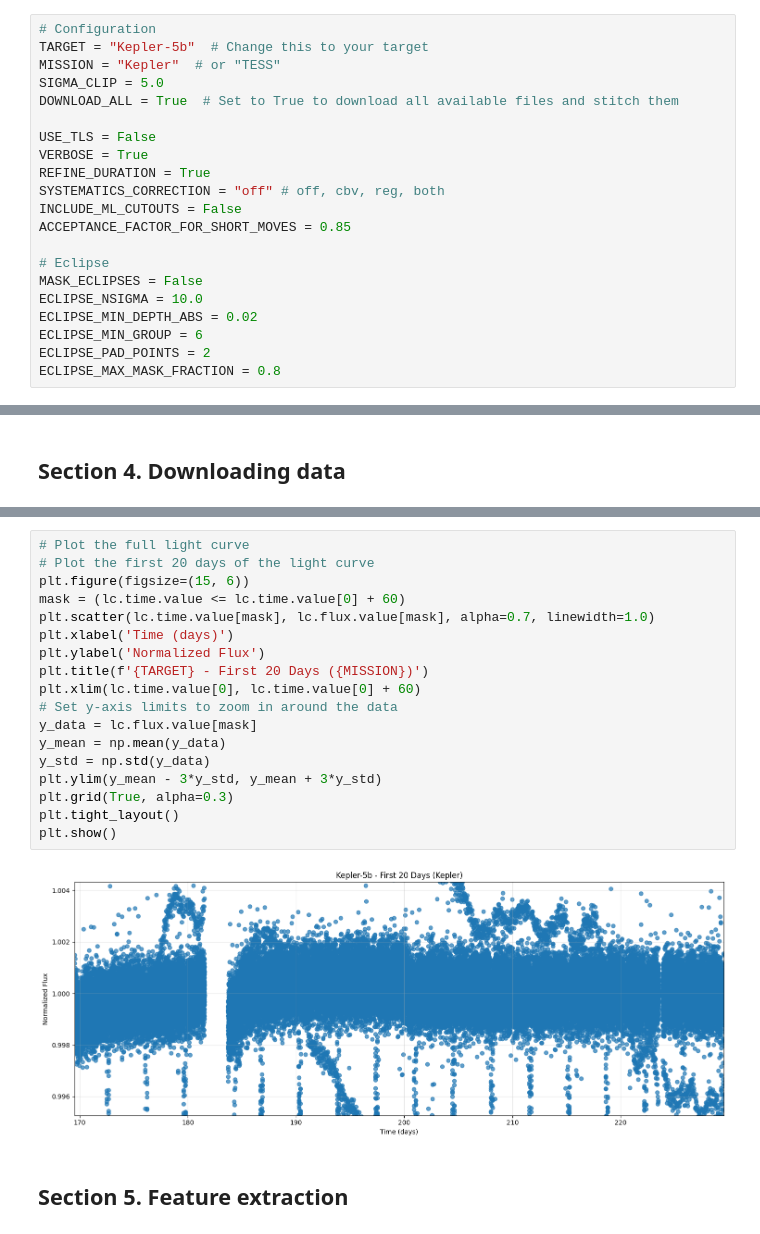
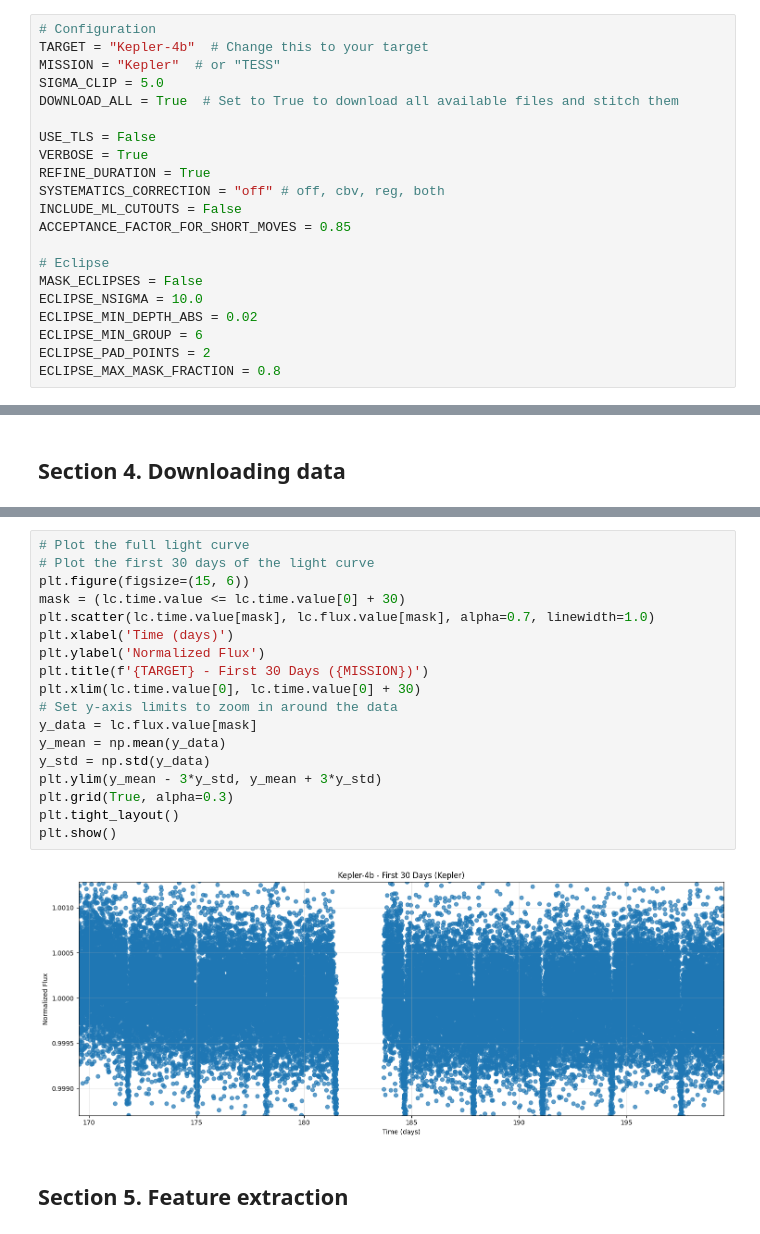
Before and after one commit to rachzy/ltp-features, a Jupyter notebook: src/lightcurve_analysis.ipynb, the cells around one changed output, grey strips where cells are left out. Saved outputs shown, nothing was run; the diff lists cells and outputs as text.

```diff
--- a/src/lightcurve_analysis.ipynb
+++ b/src/lightcurve_analysis.ipynb
@@ -2,7 +2,7 @@
 ## Section 1. Config
 # %%
 # Configuration
-TARGET = "Kepler-5b"  # Change this to your target
+TARGET = "Kepler-4b"  # Change this to your target
 MISSION = "Kepler"  # or "TESS"
 SIGMA_CLIP = 5.0
 DOWNLOAD_ALL = True  # Set to True to download all available files and stitch them
@@ -65,23 +65,23 @@ plt.show()
 # %%
 # Plot the full light curve
-# Plot the first 20 days of the light curve
+# Plot the first 30 days of the light curve
 plt.figure(figsize=(15, 6))
-mask = (lc.time.value <= lc.time.value[0] + 60)
+mask = (lc.time.value <= lc.time.value[0] + 30)
 plt.scatter(lc.time.value[mask], lc.flux.value[mask], alpha=0.7, linewidth=1.0)
 plt.xlabel('Time (days)')
 plt.ylabel('Normalized Flux')
-plt.title(f'{TARGET} - First 20 Days ({MISSION})')
-plt.xlim(lc.time.value[0], lc.time.value[0] + 60)
+plt.title(f'{TARGET} - First 30 Days ({MISSION})')
+plt.xlim(lc.time.value[0], lc.time.value[0] + 30)
 # Set y-axis limits to zoom in around the data
 y_data = lc.flux.value[mask]
 y_mean = np.mean(y_data)
 y_std = np.std(y_data)
 plt.ylim(y_mean - 3*y_std, y_mean + 3*y_std)
 plt.grid(True, alpha=0.3)
 plt.tight_layout()
 plt.show()
 # %% [output]
-[figure, old version]
+[figure, new version]
 # %% [markdown]
 ## Section 5. Feature extraction
 # %%
```
Also changed, not shown: parts of 9 cells of this notebook, 14 other files.
